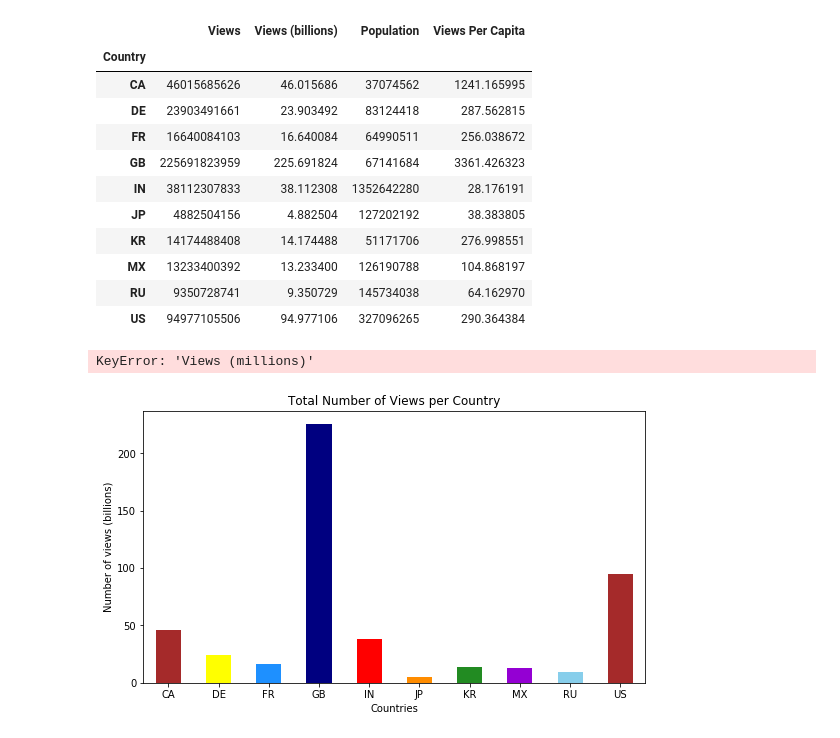
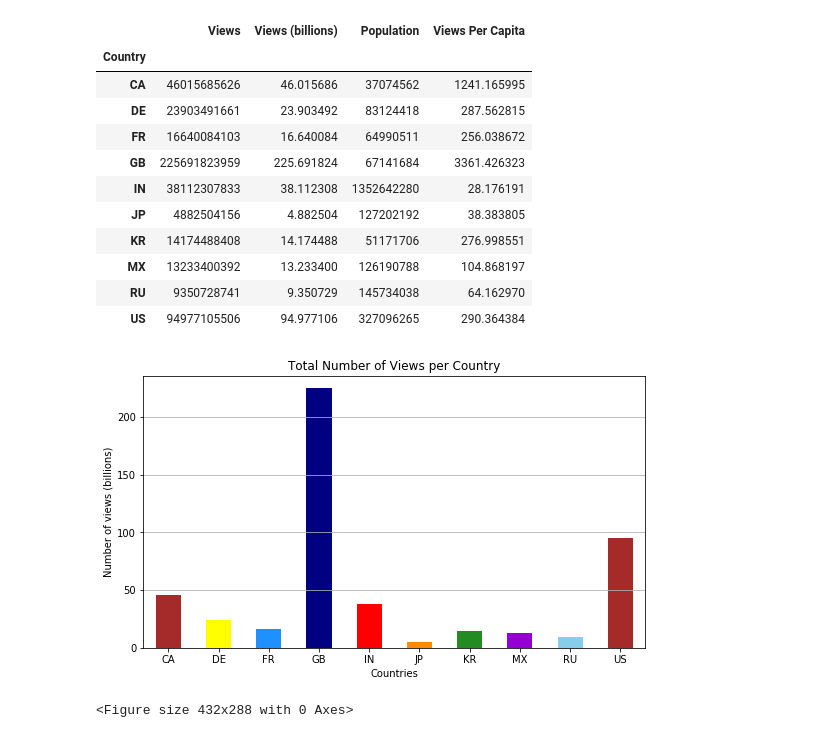
Before and after one commit to jherberg462/python-project, a Jupyter notebook: JennifferAnalysis.ipynb, the cells around one changed output. Cells and saved outputs as stored; diff of their text form; code cells hidden in the pictures.

Commit message:
Fix KeyError

```diff
--- a/JennifferAnalysis.ipynb
+++ b/JennifferAnalysis.ipynb
@@ -112,26 +112,26 @@ views_country_df
 # %%
 # Create a bar chart based off of the group countries from before
 colors = ['brown', 'yellow', 'dodgerblue', 'navy', 'red', 'darkorange',
          'forestgreen', 'darkviolet', 'skyblue']
 views_chart = views_country_df.plot.bar(y='Views (billions)', colors=colors,
                                        legend=False, rot=0, figsize=(9,5))
 
 # Set the xlabel and ylabel using class methods
 plt.xlabel("Countries")
 plt.ylabel("Number of views (billions)")
 plt.title("Total Number of Views per Country")
 
-plt.ylim(0, views_country_df['Views (millions)'].max()+10)
+plt.ylim(0, views_country_df['Views (billions)'].max()+10)
 plt.grid(axis='y')
 
 # Save the figure as .png.
 plt.savefig("images/TotalViewsPerCountry.png")
 
 plt.show()
 plt.tight_layout()
 # %% [output]
+[figure, new version]
-KeyError: 'Views (millions)'
+<Figure size 432x288 with 0 Axes>
-[figure, old version]
 # %%
 # views_country_df.plot(kind='bar', color='lightblue')
 ax = views_country_df.plot.bar(y='Views Per Capita', colors=colors,
```
Also changed, not shown: parts of 1 cell of this notebook, 2 other files.
